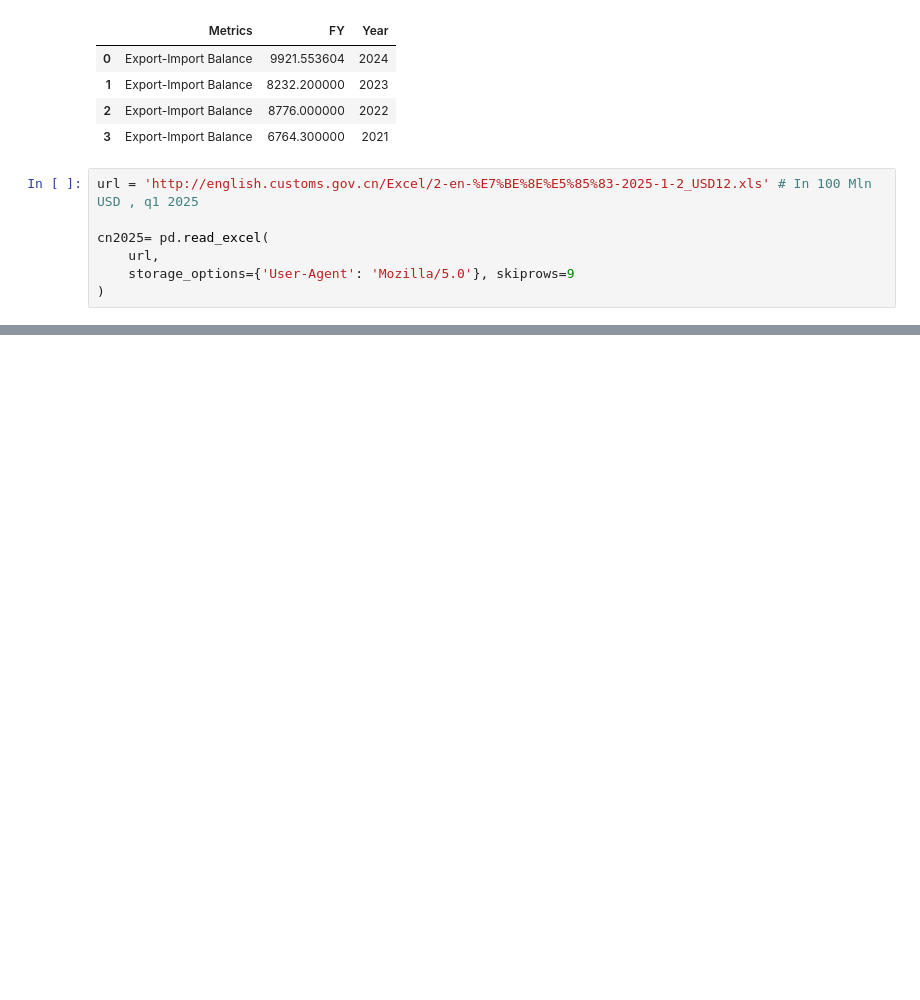
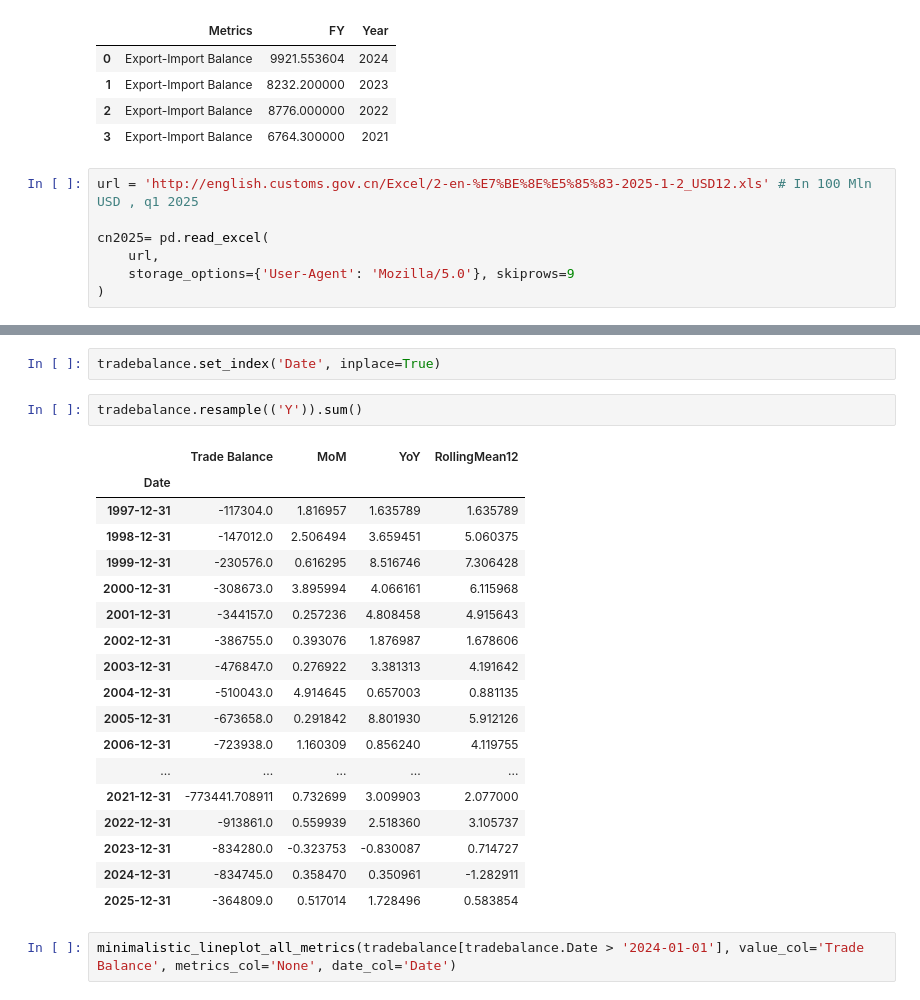
Before and after one commit to JonasHasl/finpage, a Jupyter notebook: src/pages/tradeEU.ipynb, the cells around one changed output, grey strips where cells are left out. Saved outputs shown, nothing was run; the diff lists cells and outputs as text; blank space fills up the shorter version.

```diff
--- a/src/pages/tradeEU.ipynb
+++ b/src/pages/tradeEU.ipynb
@@ -313,0 +670,25 @@ current_year_trade.to_csv(r"C:\Users\jonas\Downloads\finpage-2\src\chinesetradet
+# %%
+tradebalance.set_index('Date', inplace=True)
+# %%
+tradebalance.resample(('Y')).sum()
+# %% [output]
+|  | Trade Balance | MoM | YoY | RollingMean12 |
+| Date |  |  |  |  |
+| 1997-12-31 | -117304.0 | 1.816957 | 1.635789 | 1.635789 |
+| 1998-12-31 | -147012.0 | 2.506494 | 3.659451 | 5.060375 |
+| 1999-12-31 | -230576.0 | 0.616295 | 8.516746 | 7.306428 |
+| 2000-12-31 | -308673.0 | 3.895994 | 4.066161 | 6.115968 |
+| 2001-12-31 | -344157.0 | 0.257236 | 4.808458 | 4.915643 |
+| 2002-12-31 | -386755.0 | 0.393076 | 1.876987 | 1.678606 |
+| 2003-12-31 | -476847.0 | 0.276922 | 3.381313 | 4.191642 |
+| 2004-12-31 | -510043.0 | 4.914645 | 0.657003 | 0.881135 |
+| 2005-12-31 | -673658.0 | 0.291842 | 8.801930 | 5.912126 |
+| 2006-12-31 | -723938.0 | 1.160309 | 0.856240 | 4.119755 |
+| ... | ... | ... | ... | ... |
+| 2021-12-31 | -773441.708911 | 0.732699 | 3.009903 | 2.077000 |
+| 2022-12-31 | -913861.0 | 0.559939 | 2.518360 | 3.105737 |
+| 2023-12-31 | -834280.0 | -0.323753 | -0.830087 | 0.714727 |
+| 2024-12-31 | -834745.0 | 0.358470 | 0.350961 | -1.282911 |
+| 2025-12-31 | -364809.0 | 0.517014 | 1.728496 | 0.583854 |
+# %%
+minimalistic_lineplot_all_metrics(tradebalance[tradebalance.Date > '2024-01-01'], value_col='Trade Balance', metrics_col='None', date_col='Date')
```
Also changed, not shown: parts of 11 cells of this notebook, 6 other files.
